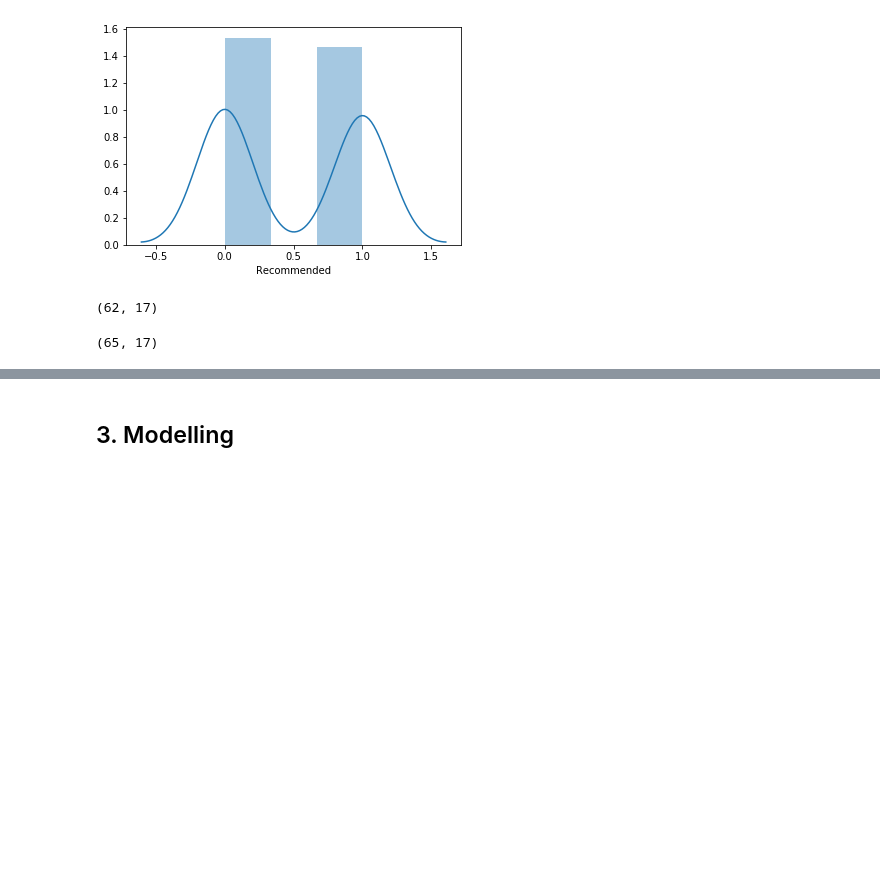
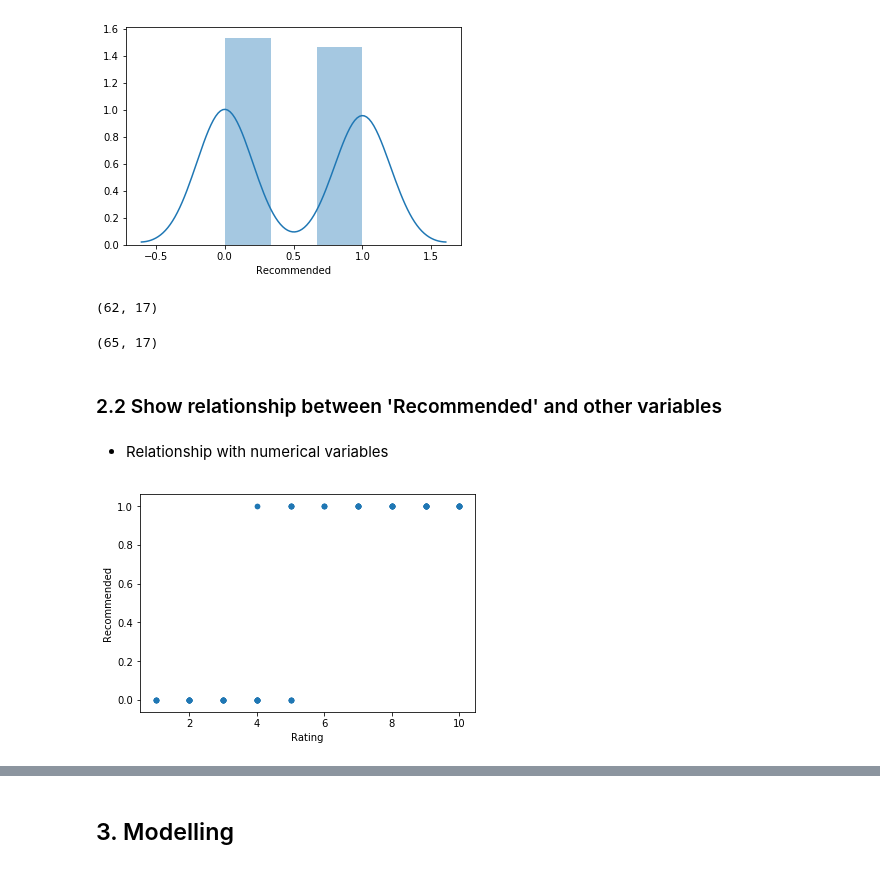
Before and after one commit to ck-unifr/german-wings-airline-challenge, a Jupyter notebook: german-wings-review.ipynb, the cells around one changed output, grey strips where cells are left out. Cells and saved outputs as stored; diff of their text form; code cells hidden in the pictures; blank space fills up the shorter version.

```diff
--- a/german-wings-review.ipynb
+++ b/german-wings-review.ipynb
@@ -119,11 +120,23 @@ def get_df_review(filename='4U_Reviews.txt', encoding = "ISO-8859-1"):
                     dict_review['Title'].append(line)
                 # get user name, country, date
                 elif i == 1:
+                    user_name = ''
+                    country_name = ''
+                    date_str = ''
+
                     pos_start = line.find('(')
                     pos_end = line.find(')')
-                    user_name = line[0:pos_start].strip()
-                    country_name = line[pos_start+1:pos_end].strip()
-                    date_str = line[pos_end+1:].strip()
+                    if pos_start != -1:
+                        user_name = line[0:pos_start].strip()
+                        country_name = line[pos_start+1:pos_end].strip()
+                        date_str = line[pos_end+1:].strip()
+                    else:
+                        str_list = line.split()
+                        if len(str_list) == 5:
+                            user_name = str_list[0] + ' ' + str_list[1]
+                            country_name = ''
+                            date_str = str_list[-3].strip() + ' ' + str_list[-2].strip() + ' ' + str_list[-1].strip()
+
                     #print('user name: {}'.format(user_name))
                     #print('country name: {}'.format(country_name))
                     #print('date: {}'.format(date_str))
@@ -265,3 +278,18 @@ df_review[df_review['Recommended'] == 1].shape
 df_review[df_review['Recommended'] == 0].shape
 # %% [output]
 (65, 17)
+# %% [markdown]
+### 2.2 Show relationship between 'Recommended' and other variables
+# %% [markdown]
+- Relationship with numerical variables
+# %%
+def show_relation_numerical(df, var, target):
+    data = pd.concat([df[target], df[var]], axis=1)
+    data.plot.scatter(x=var, y=target)
+# %%
+num_vars = ['Rating']
+
+for num_var in num_vars:
+    show_relation_numerical(df_review, num_var, 'Recommended')
+# %% [output]
+[figure, added]
```
Also changed, not shown: parts of 5 cells of this notebook.
